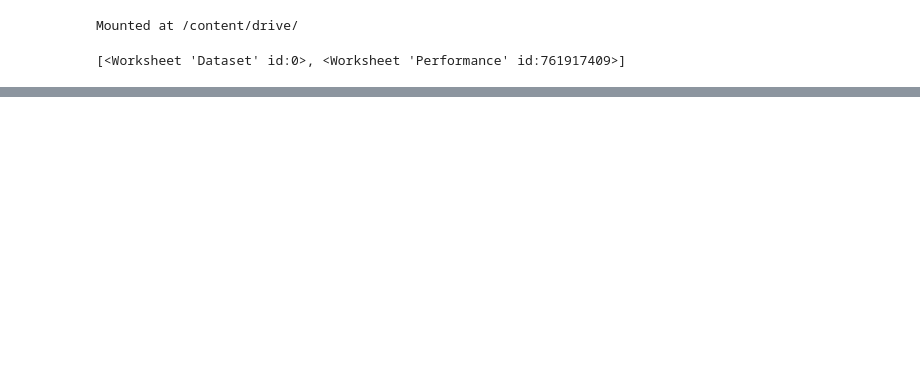
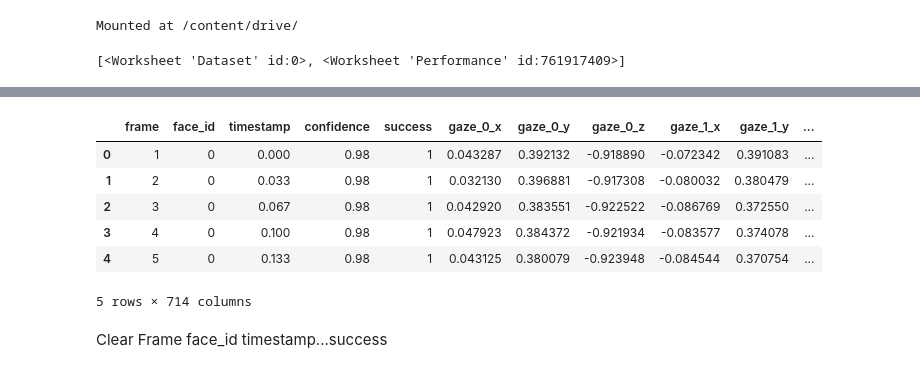
Before and after one commit to sitthatkaja/ThesisM.Sc., a Jupyter notebook: New_method_Frame_to_Frame_V1.ipynb, the cells around one changed output, grey strips where cells are left out. Cells and saved outputs as stored; diff of their text form; code cells hidden in the pictures; blank space fills up the shorter version.

Commit message:
Clear Solution To find flatten

```diff
--- a/New_method_Frame_to_Frame_V1.ipynb
+++ b/New_method_Frame_to_Frame_V1.ipynb
@@ -248,3 +127,15 @@ To: /content/downloaded_file_6.csv
+# %%
+df1.head()
+# %% [output]
+|  | frame | face_id | timestamp | confidence | success | gaze_0_x | gaze_0_y | gaze_0_z | gaze_1_x | gaze_1_y | ... |
+| 0 | 1 | 0 | 0.000 | 0.98 | 1 | 0.043287 | 0.392132 | -0.918890 | -0.072342 | 0.391083 | ... |
+| 1 | 2 | 0 | 0.033 | 0.98 | 1 | 0.032130 | 0.396881 | -0.917308 | -0.080032 | 0.380479 | ... |
+| 2 | 3 | 0 | 0.067 | 0.98 | 1 | 0.042920 | 0.383551 | -0.922522 | -0.086769 | 0.372550 | ... |
+| 3 | 4 | 0 | 0.100 | 0.98 | 1 | 0.047923 | 0.384372 | -0.921934 | -0.083577 | 0.374078 | ... |
+| 4 | 5 | 0 | 0.133 | 0.98 | 1 | 0.043125 | 0.380079 | -0.923948 | -0.084544 | 0.370754 | ... |
+5 rows × 714 columns
+# %% [markdown]
+Clear Frame face_id timestamp...success
 # %%
 dfss = [df1, df2, df3, df4, df5, df6, df7, df8, df9, df10,
        df11, df12, df13, df14, df15, df16, df17, df18, df19, df20,
```
Also changed, not shown: parts of 15 cells of this notebook.
